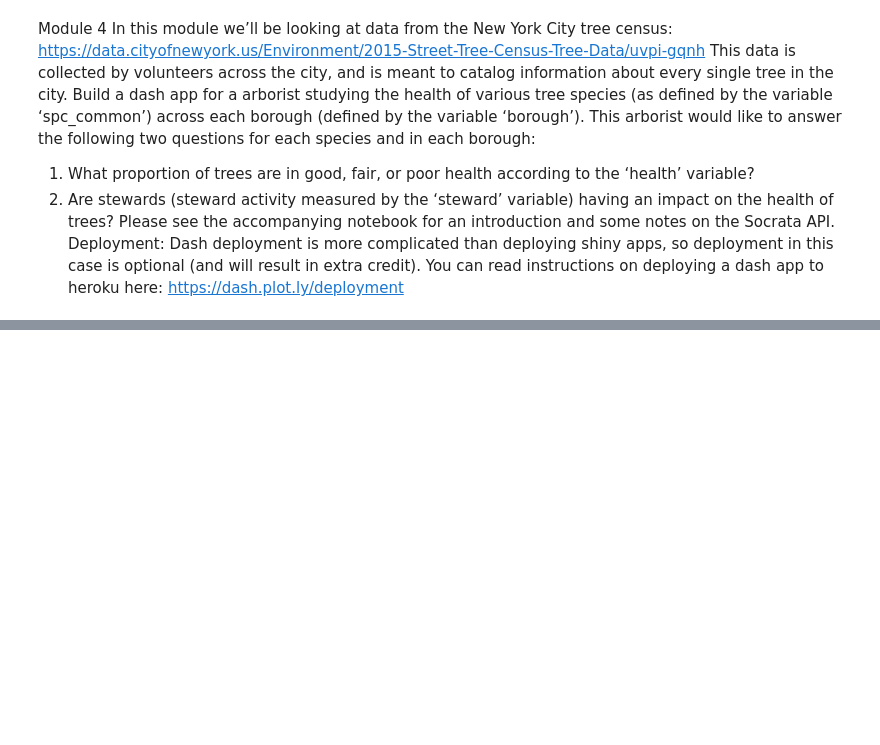
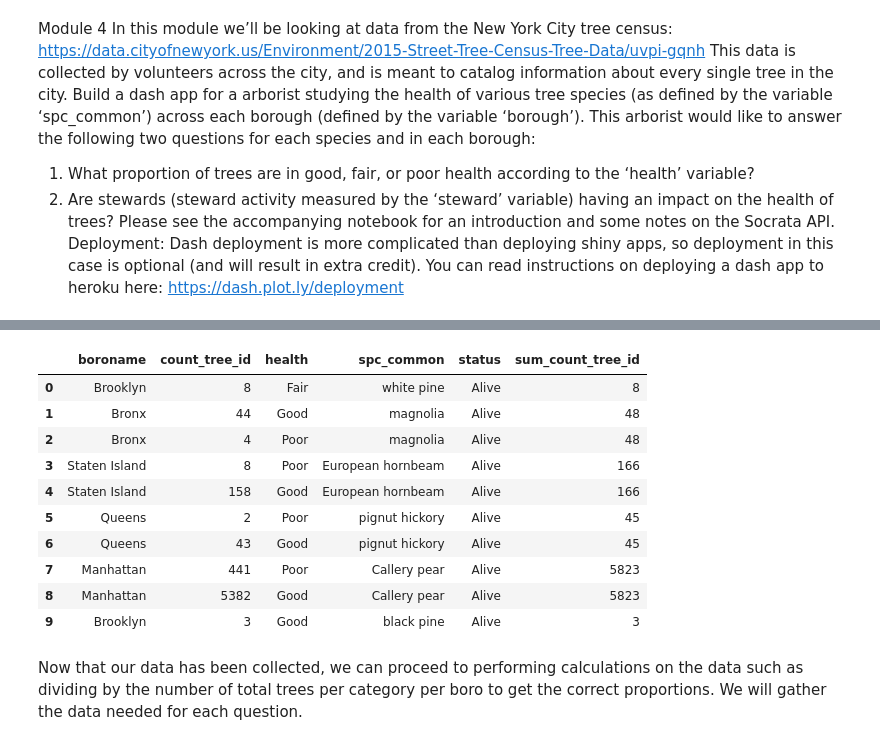
Before and after one commit to javernw/DATA-608, a Jupyter notebook: DATA 608 Week 4.ipynb, the cells around one changed output, grey strips where cells are left out. Saved outputs shown, nothing was run; the diff lists cells and outputs as text; code cells hidden in the pictures; blank space fills up the shorter version.

```diff
--- a/DATA 608 Week 4.ipynb
+++ b/DATA 608 Week 4.ipynb
@@ -129,0 +181,21 @@ on deploying a dash app to heroku here: https://dash.plot.ly/deployment
+# %%
+#grab count of unique trees per boro,spc, health, and status
+soql_url = ('https://data.cityofnewyork.us/resource/nwxe-4ae8.json?' +\
+        '$select=count(tree_id),boroname,spc_common, health,status' +\
+         '&$where=health!=\'NaN\'' +\
+        '&$group=boroname,health,status,spc_common').replace(' ', '%20')
+soql_trees = pd.read_json(soql_url)
+
+#grab count of unique ids by boro, health, and steward
+soql_url_2 = ('https://data.cityofnewyork.us/resource/nwxe-4ae8.json?' +\
+        '$select=count(tree_id), boroname, health, steward' +\
+         '&$where=health!=\'NaN\'' +\
+        '&$group=health,steward, boroname').replace(' ', '%20')
+soql_trees_2 = pd.read_json(soql_url_2)
+
+#grab count of unique trees by spc common, health, and steward (across all regions to eaisly find proportions)
+soql_url_3 = ('https://data.cityofnewyork.us/resource/nwxe-4ae8.json?' +\
+        '$select=count(tree_id), spc_common, health, steward' +\
+         '&$where=health!=\'NaN\'' +\
+        '&$group=health,steward, spc_common').replace(' ', '%20')
+soql_trees_3 = pd.read_json(soql_url_3)
@@ -129,0 +307,24 @@ on deploying a dash app to heroku here: https://dash.plot.ly/deployment
+# %%
+soql_trees_sum = soql_trees.groupby(['boroname', 'spc_common']).agg({'count_tree_id': [np.sum]})
+
+soql_trees_sumb=pd.DataFrame(soql_trees_sum.to_records())
+
+soql_merged = pd.merge(soql_trees, soql_trees_sumb, on=['boroname','spc_common'])
+
+soql_merged.columns = ['boroname', 'count_tree_id','health', 'spc_common', 'status', 'sum_count_tree_id']
+
+soql_merged.head(10)
+# %% [output]
+|  | boroname | count_tree_id | health | spc_common | status | sum_count_tree_id |
+| 0 | Brooklyn | 8 | Fair | white pine | Alive | 8 |
+| 1 | Bronx | 44 | Good | magnolia | Alive | 48 |
+| 2 | Bronx | 4 | Poor | magnolia | Alive | 48 |
+| 3 | Staten Island | 8 | Poor | European hornbeam | Alive | 166 |
+| 4 | Staten Island | 158 | Good | European hornbeam | Alive | 166 |
+| 5 | Queens | 2 | Poor | pignut hickory | Alive | 45 |
+| 6 | Queens | 43 | Good | pignut hickory | Alive | 45 |
+| 7 | Manhattan | 441 | Poor | Callery pear | Alive | 5823 |
+| 8 | Manhattan | 5382 | Good | Callery pear | Alive | 5823 |
+| 9 | Brooklyn | 3 | Good | black pine | Alive | 3 |
+# %% [markdown]
+Now that our data has been collected, we can proceed to performing calculations on the data such as dividing by the number of total trees per category per boro to get the correct proportions. We will gather the data needed for each question.
```
Also changed, not shown: parts of 20 cells of this notebook.
